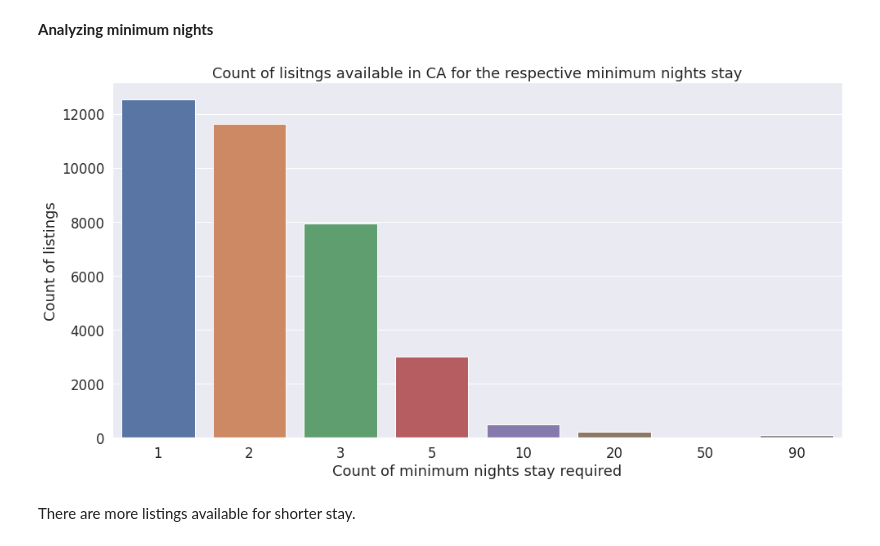
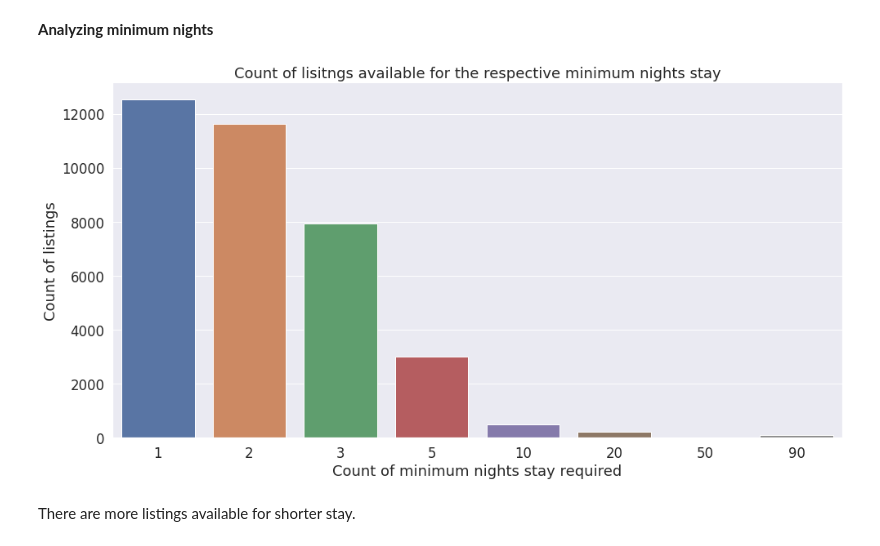
Before and after one commit to sanjay2097/airbnb-analysis, a Jupyter notebook: Airbnb_Capstone_Project.ipynb, the cells around one changed output. Saved outputs shown, nothing was run; the diff lists cells and outputs as text; code cells hidden in the pictures.

```diff
--- a/Airbnb_Capstone_Project.ipynb
+++ b/Airbnb_Capstone_Project.ipynb
@@ -447,12 +447,12 @@ kind = 'barh', title = ' Top 5 cheapest neighbourhoods', figsize=(6,6))
 # %%
 # Visualisation of minimum nights stay
 sns.countplot(x=als[als["minimum_nights"].isin([1,2,3,5,10,20,50,90])]["minimum_nights"])
-plt.title("Count of lisitngs available in CA for the respective minimum nights stay")
+plt.title("Count of lisitngs available for the respective minimum nights stay")
 plt.xlabel("Count of minimum nights stay required")
 plt.ylabel("Count of listings")
 plt.show()
 # %% [output]
-[figure, old version]
+[figure, new version]
 # %% [markdown]
 There are more listings available for shorter stay.
 # %% [markdown]
```
Also changed, not shown: parts of 6 cells of this notebook.
